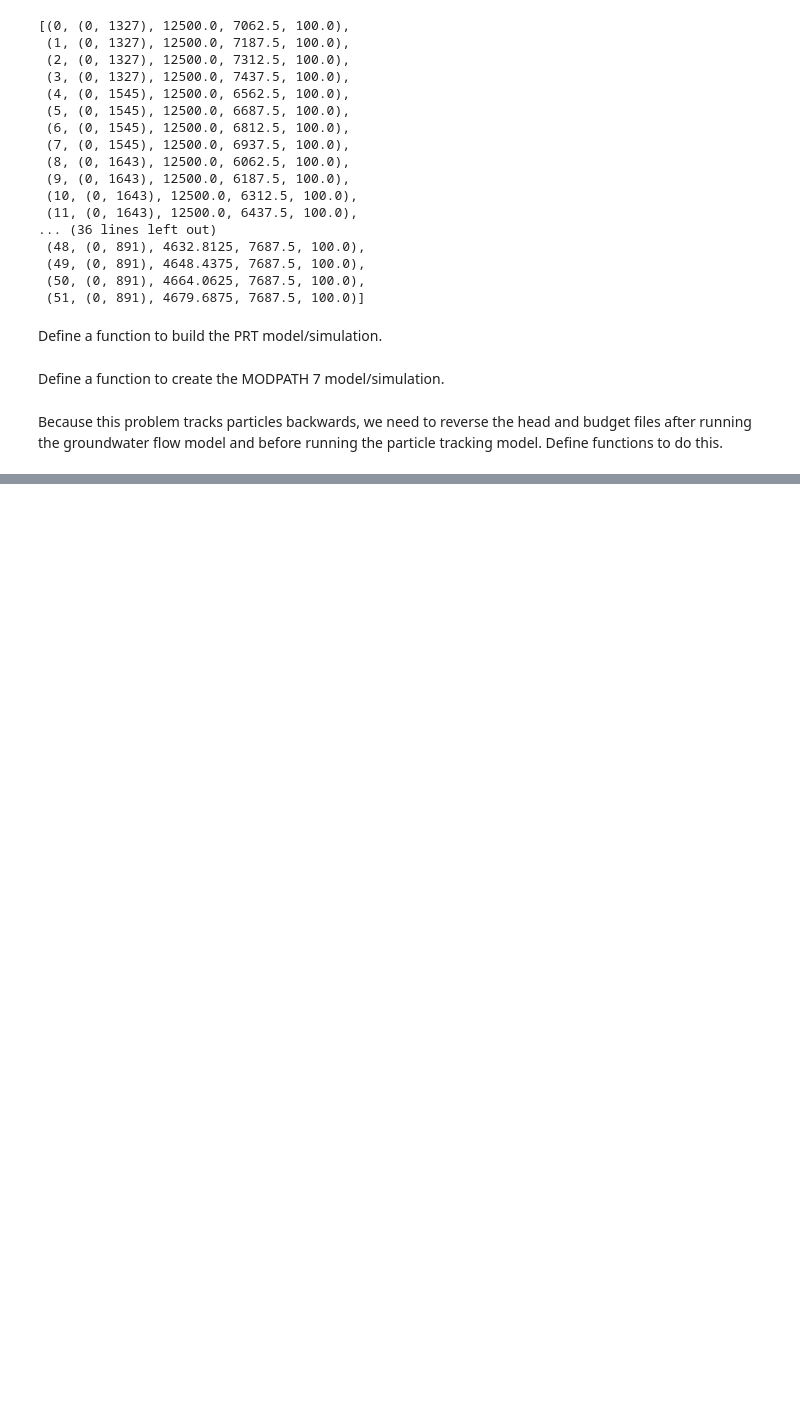
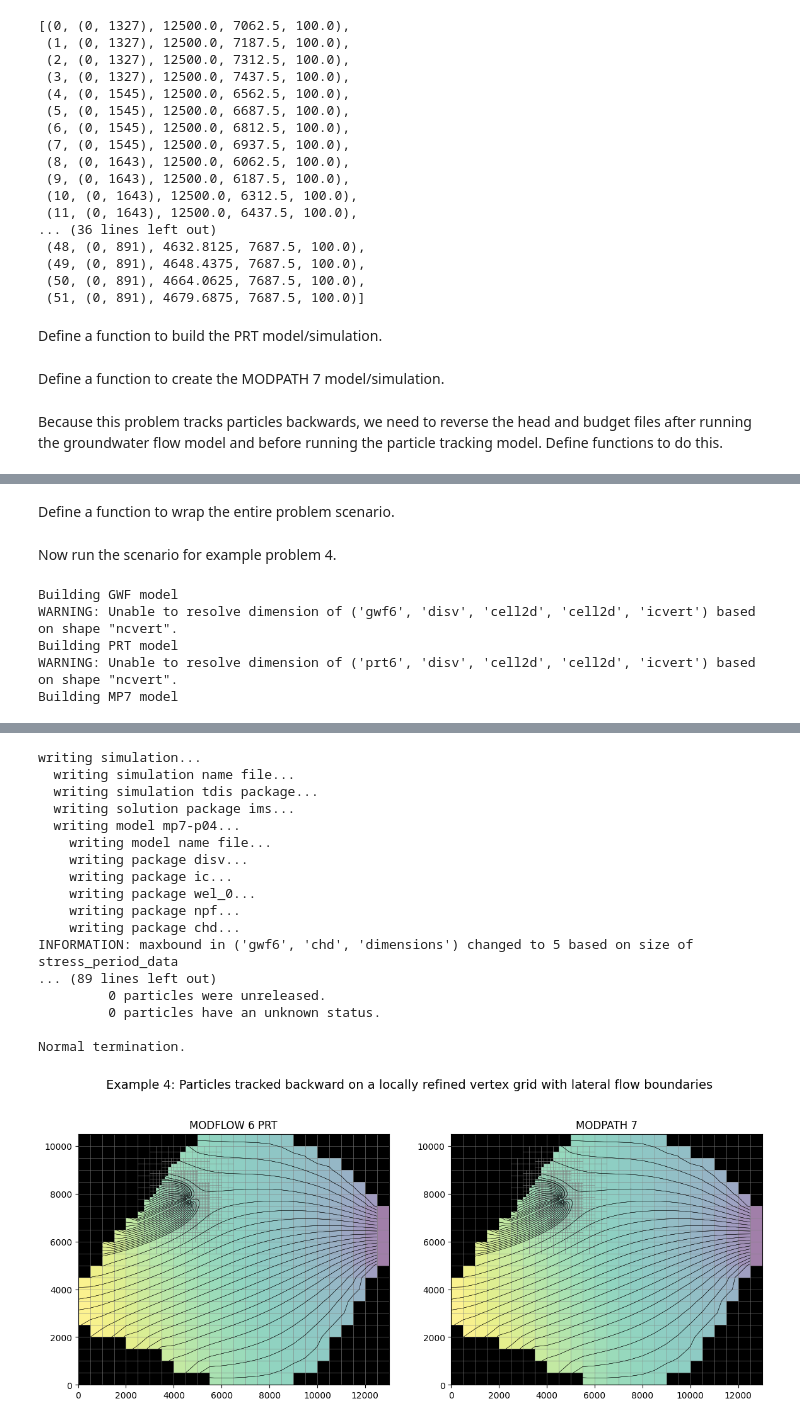
Before and after one commit to aprovost-usgs/prt-examples-temp, a Jupyter notebook: notebooks/ex-prt-mp7-p04.ipynb, the cells around one changed output, grey strips where cells are left out. Drawn from its saved outputs; the diff is of its cells as text; code cells hidden in the pictures; blank space fills up the shorter version.

Commit message:
wrap ex-prt-mp7-p04 with scenario function (convention in other example nbs)

```diff
--- a/notebooks/ex-prt-mp7-p04.ipynb
+++ b/notebooks/ex-prt-mp7-p04.ipynb
@@ -917,5 +883,5 @@ Load pathline data from the MODPATH 7 model's pathline output file.
 # %%
-fpth = mp7_ws / f"{sim_name}_mp.mppth"
-p = flopy.utils.PathlineFile(fpth)
-mp7pl = p.get_destination_pathline_data(range(gwf.modelgrid.nnodes), to_recarray=True)
+def load_mp7_pathlines(grid, pth):
+    p = flopy.utils.PathlineFile(pth)
+    return p.get_destination_pathline_data(range(grid.nnodes), to_recarray=True)
 # %% [markdown]
@@ -923,8 +889,7 @@ Load pathline data from the PRT model's cell budget file.
 # %%
 import flopy.utils.binaryfile as bf
 
-
-def load_mf6pathlines(cbb, prpnam=None):
+def load_mf6_pathlines(cbb, prpnam=None):
     dtype = {
         "names": ["x", "y", "z", "time", "k", "particleid"],
         "formats": ["<f4", "<f4", "<f4", "<f4", "<i4", "<i4"],
@@ -964,7 +929,4 @@ def load_mf6pathlines(cbb, prpnam=None):
 
     # Return mf6pathlines
     return mf6pathlines
-
-cbb = bf.CellBudgetFile(prt_ws / budgetfile_prt)
-prtpl = load_mf6pathlines(cbb)
 # %% [markdown]
@@ -972,4 +934,5 @@ Load head data from the GWF model.
 # %%
-hf = flopy.utils.HeadFile(gwf_ws / f"{sim_name}.hds")
-hd = hf.get_data()
+def load_heads(pth):
+    hf = flopy.utils.HeadFile(pth)
+    return hf.get_data()
 # %% [markdown]
@@ -1002,0 +962,32 @@ plt.show()
+# %% [markdown]
+Define a function to wrap the entire problem scenario.
+# %%
+def scenario():
+    # build models
+    gwfsim, prtsim, mp7sim = build_models()
+
+    # plot grid with active domain and boundary conditions
+    gwf = gwfsim.get_model(gwf_name)
+    plot_grid(gwf)
+
+    # run models
+    run_models(gwfsim, prtsim, mp7sim)
+
+    # load results
+    grid = gwf.modelgrid
+    hds = load_heads(gwf_ws / headfile)
+    prt_pl = load_mf6_pathlines(bf.CellBudgetFile(prt_ws / budgetfile_prt))
+    mp7_pl = load_mp7_pathlines(grid, mp7_ws / pathlinefile_mp7)
+
+    # plot results
+    plot_results(grid, hds, prt_pl, mp7_pl)
+# %% [markdown]
+Now run the scenario for example problem 4.
+# %%
+scenario()
+# %% [output]
+Building GWF model
+WARNING: Unable to resolve dimension of ('gwf6', 'disv', 'cell2d', 'cell2d', 'icvert') based on shape "ncvert".
+Building PRT model
+WARNING: Unable to resolve dimension of ('prt6', 'disv', 'cell2d', 'cell2d', 'icvert') based on shape "ncvert".
+Building MP7 model
@@ -1002,0 +995,18 @@ plt.show()
+writing simulation...
+  writing simulation name file...
+  writing simulation tdis package...
+  writing solution package ims...
+  writing model mp7-p04...
+    writing model name file...
+    writing package disv...
+    writing package ic...
+    writing package wel_0...
+    writing package npf...
+    writing package chd...
+INFORMATION: maxbound in ('gwf6', 'chd', 'dimensions') changed to 5 based on size of stress_period_data
+... (89 lines left out)
+         0 particles were unreleased.
+         0 particles have an unknown status.
+
+Normal termination.
+[figure, added]
```
Also changed, not shown: parts of 16 cells of this notebook.
